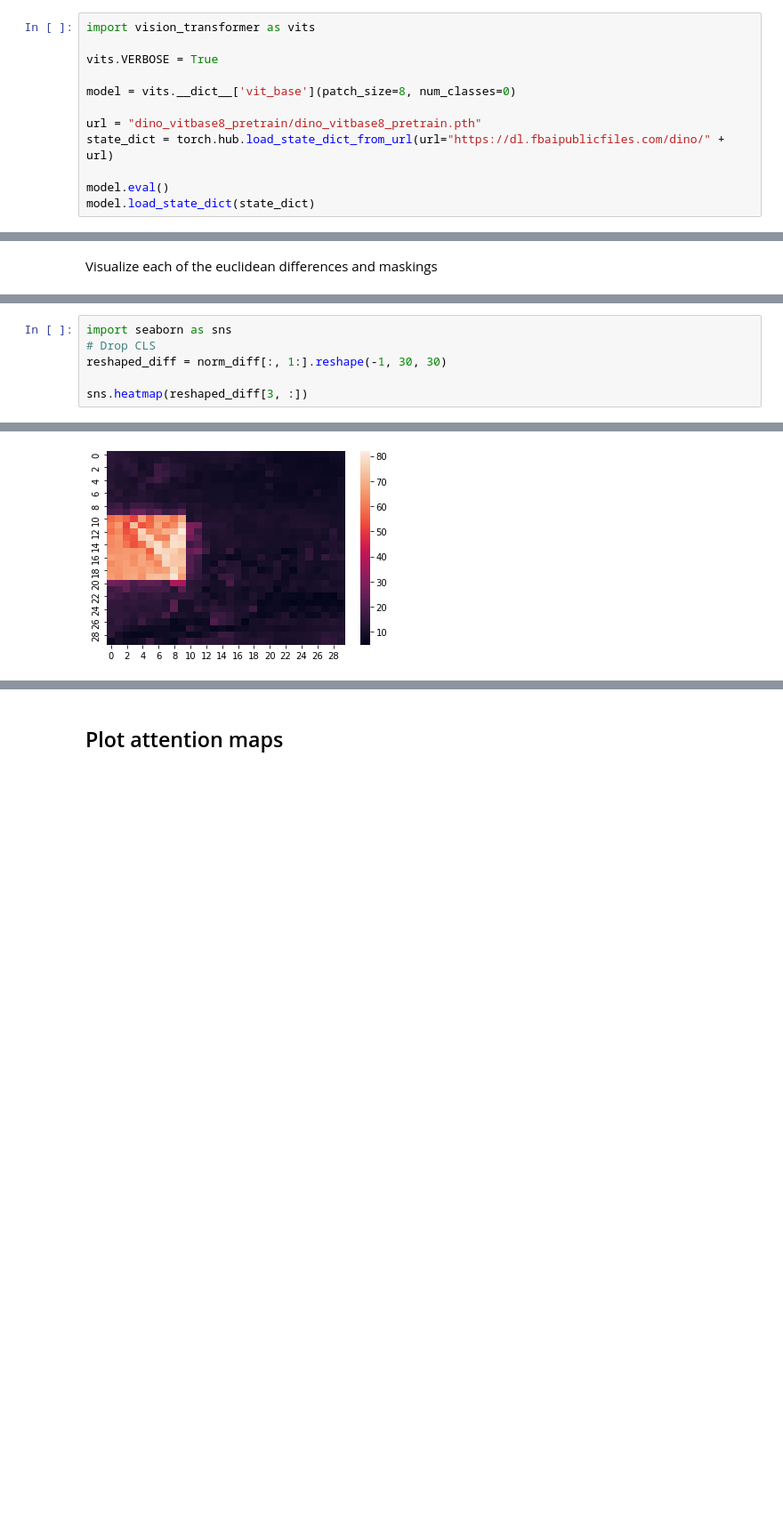
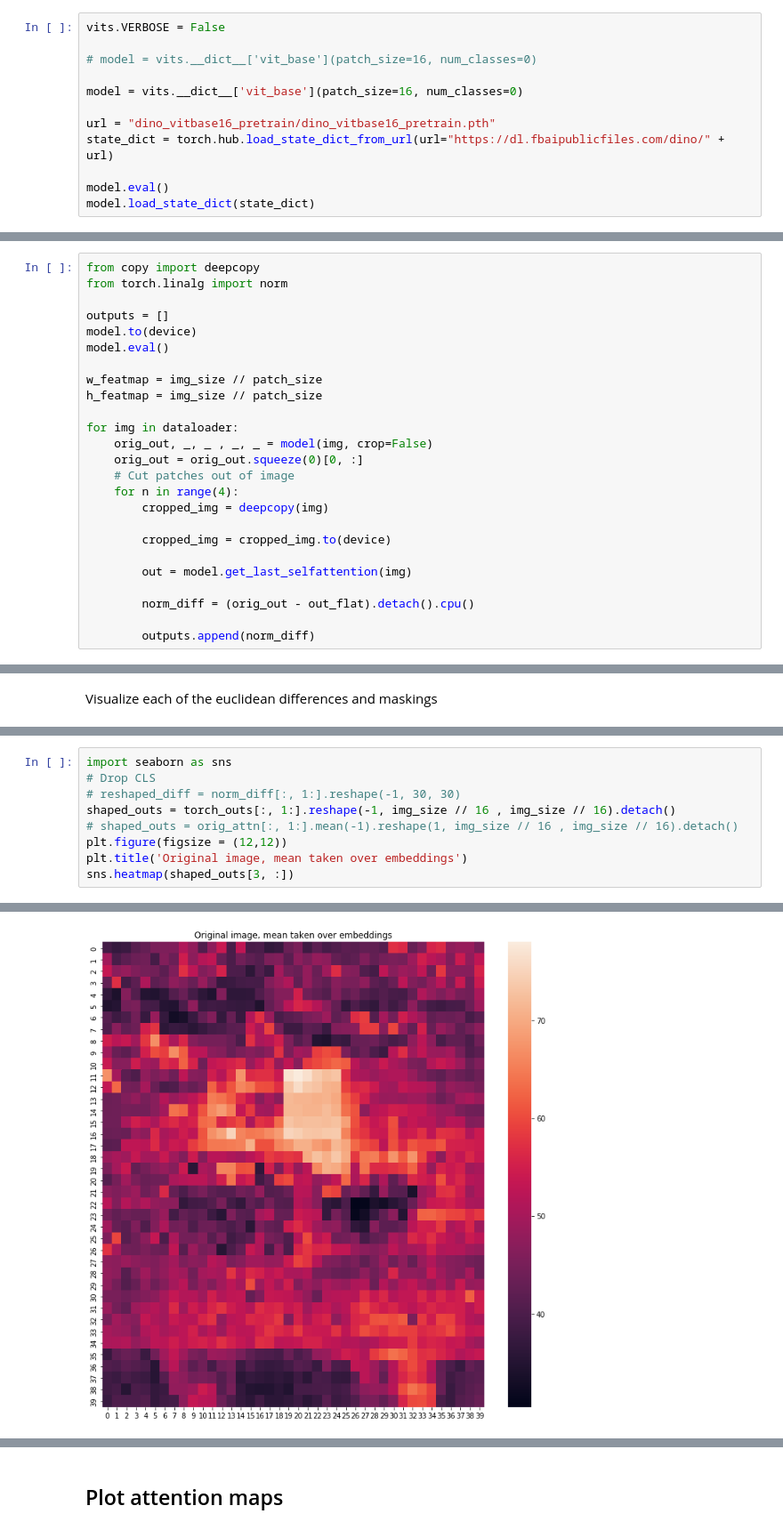
Before and after one commit to TeemuSo/masked-dino, a Jupyter notebook: DiNO exploration.ipynb, the cells around one changed output, grey strips where cells are left out. Shown at 89% size. Saved outputs shown, nothing was run; the diff lists cells and outputs as text; blank space fills up the shorter version.

```diff
--- a/DiNO exploration.ipynb
+++ b/DiNO exploration.ipynb
@@ -58,11 +72,11 @@ device = torch.device('cpu' if torch.cuda.is_available() else 'cpu')
 # %%
-import vision_transformer as vits
+vits.VERBOSE = False
 
-vits.VERBOSE = True
+# model = vits.__dict__['vit_base'](patch_size=16, num_classes=0)
 
-model = vits.__dict__['vit_base'](patch_size=8, num_classes=0)
+model = vits.__dict__['vit_base'](patch_size=16, num_classes=0)
 
-url = "dino_vitbase8_pretrain/dino_vitbase8_pretrain.pth"
+url = "dino_vitbase16_pretrain/dino_vitbase16_pretrain.pth"
 state_dict = torch.hub.load_state_dict_from_url(url="https://dl.fbaipublicfiles.com/dino/" + url)
 
 model.eval()
@@ -146,0 +123,25 @@ orig_attn = model(img)
+# %%
+from copy import deepcopy
+from torch.linalg import norm
+
+outputs = []
+model.to(device)
+model.eval()
+
+w_featmap = img_size // patch_size
+h_featmap = img_size // patch_size
+
+for img in dataloader:
+    orig_out, _, _ , _, _ = model(img, crop=False)
+    orig_out = orig_out.squeeze(0)[0, :]
+    # Cut patches out of image
+    for n in range(4):
+        cropped_img = deepcopy(img)
+
+        cropped_img = cropped_img.to(device)
+
+        out = model.get_last_selfattention(img)
+
+        norm_diff = (orig_out - out_flat).detach().cpu()
+
+        outputs.append(norm_diff)
@@ -173,9 +192,12 @@ torch.Size([9, 901])
 # %%
 import seaborn as sns
 # Drop CLS
-reshaped_diff = norm_diff[:, 1:].reshape(-1, 30, 30)
-
-sns.heatmap(reshaped_diff[3, :])
+# reshaped_diff = norm_diff[:, 1:].reshape(-1, 30, 30)
+shaped_outs = torch_outs[:, 1:].reshape(-1, img_size // 16 , img_size // 16).detach()
+# shaped_outs = orig_attn[:, 1:].mean(-1).reshape(1, img_size // 16 , img_size // 16).detach()
+plt.figure(figsize = (12,12))
+plt.title('Original image, mean taken over embeddings')
+sns.heatmap(shaped_outs[3, :])
 # %% [output]
 <matplotlib.axes._subplots.AxesSubplot at 0x...>
-[figure, old version]
+[figure, new version]
```
Also changed, not shown: parts of 32 cells of this notebook, 2 other files.
